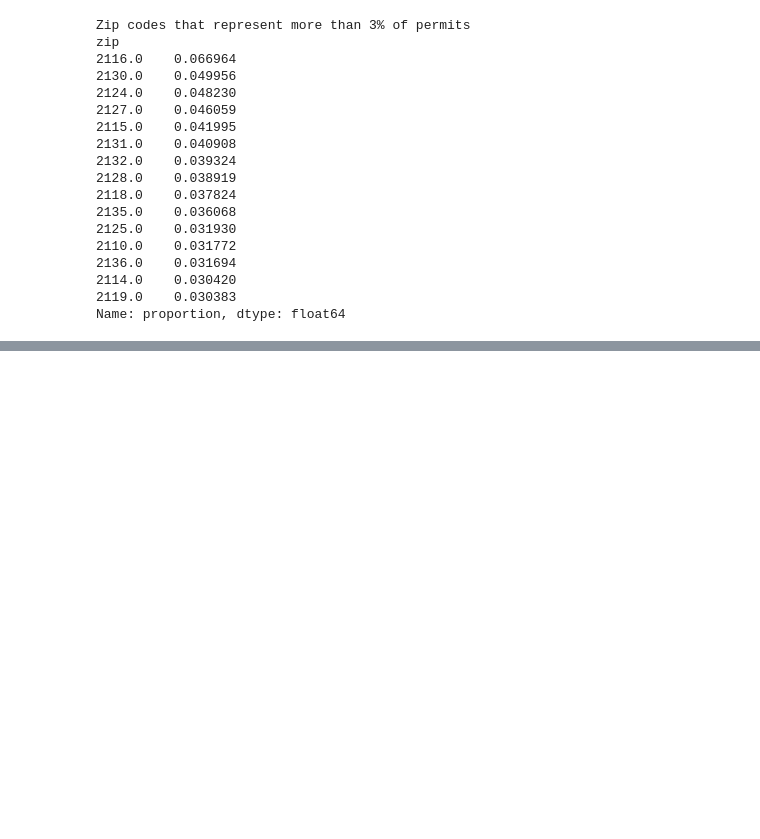
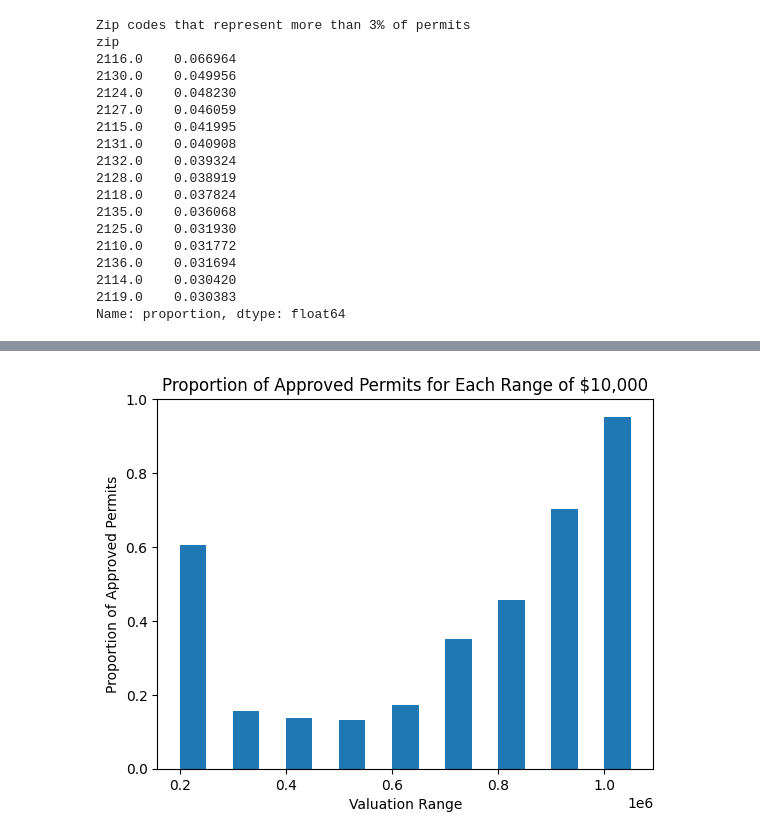
Before and after one commit to BU-Spark/ds-boston-permitting, a Jupyter notebook: fa23-team-c/Code/voting.ipynb, the cells around one changed output, grey strips where cells are left out. Saved outputs shown, nothing was run; the diff lists cells and outputs as text; code cells hidden in the pictures; blank space fills up the shorter version.

```diff
--- a/fa23-team-c/Code/voting.ipynb
+++ b/fa23-team-c/Code/voting.ipynb
@@ -289,0 +325,21 @@ Name: proportion, dtype: float64
+# %%
+col = 'CommercialData_EstHomeValue'
+all_value = demographic_data_clean[col].astype(str)
+all_value = all_value.apply(lambda x: float(x.replace('$', '').replace(',', '')))
+approved_value = permits['declared_valuation']
+approved_value = approved_value.apply(lambda x: float(x.replace('$', '').replace(',', '')))
+
+bin_ranges = range(200000, 1200000, 100000)
+
+permits_grouped = approved_value.groupby(pd.cut(approved_value, bin_ranges)).count()
+voter_grouped = all_value.groupby(pd.cut(all_value, bin_ranges)).count()*15
+
+proportion_approved = permits_grouped / voter_grouped
+
+plt.bar(bin_ranges[:-1], proportion_approved, width=50000, align='edge')
+plt.xlabel('Valuation Range')
+plt.ylabel('Proportion of Approved Permits')
+plt.title('Proportion of Approved Permits for Each Range of $10,000')
+plt.show()
+# %% [output]
+[figure, added]
```
Also changed, not shown: parts of 3 cells of this notebook.
